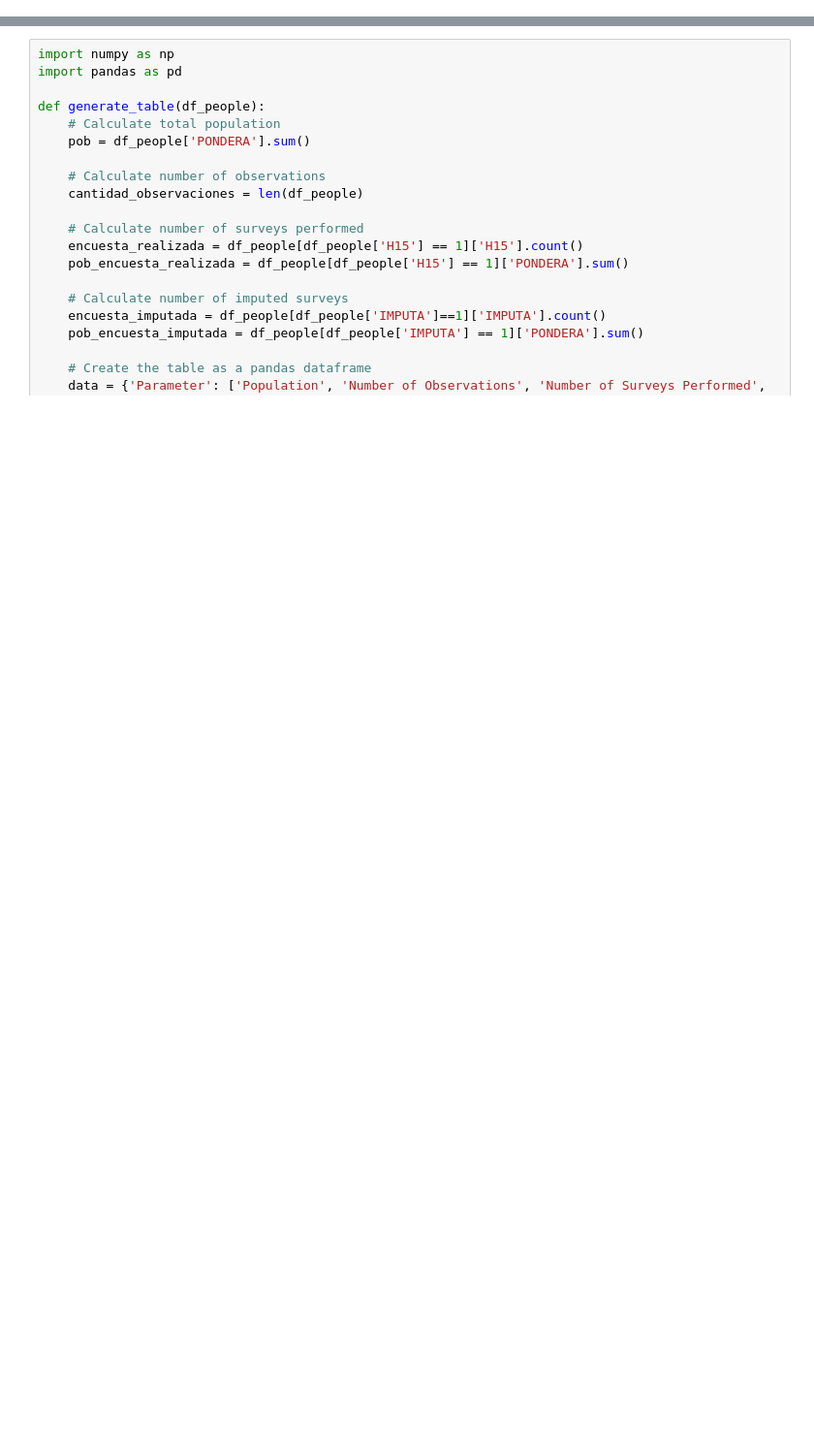
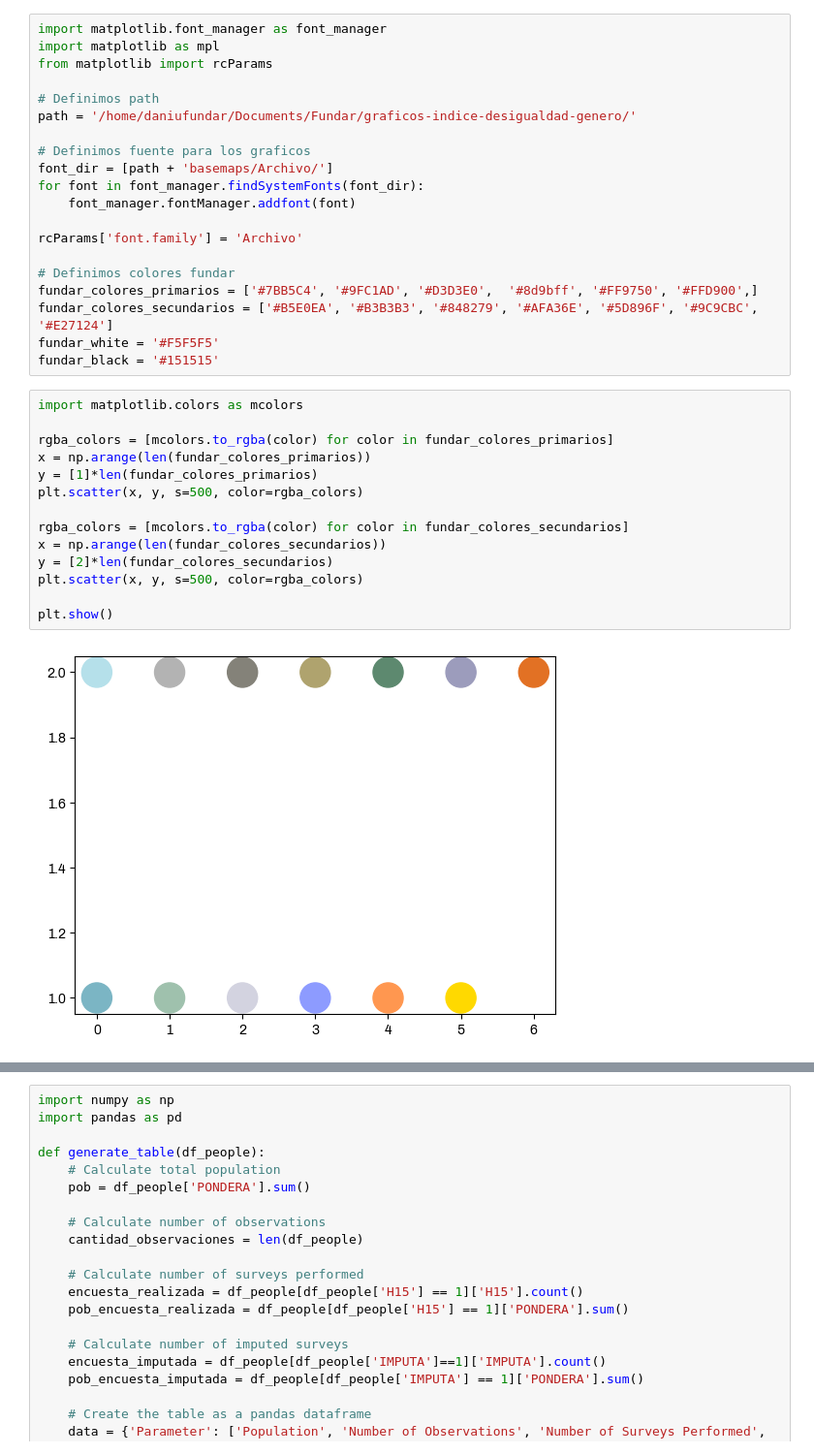
Before and after one commit to datos-Fundar/indice-mercado-trabajo-ingresos, a Jupyter notebook: scripts/04_chequeo_EPH.ipynb, the cells around one changed output, grey strips where cells are left out. Shown at 97% size. Drawn from its saved outputs; the diff is of its cells as text; blank space fills up the shorter version.

```diff
--- a/scripts/04_chequeo_EPH.ipynb
+++ b/scripts/04_chequeo_EPH.ipynb
@@ -7,2 +9,38 @@ from tabulate import tabulate
+# %%
+import matplotlib.font_manager as font_manager
+import matplotlib as mpl
+from matplotlib import rcParams
+
+# Definimos path
+path = '/home/daniufundar/Documents/Fundar/graficos-indice-desigualdad-genero/'
+
+# Definimos fuente para los graficos
+font_dir = [path + 'basemaps/Archivo/']
+for font in font_manager.findSystemFonts(font_dir):
+    font_manager.fontManager.addfont(font)
+
+rcParams['font.family'] = 'Archivo'
+
+# Definimos colores fundar
+fundar_colores_primarios = ['#7BB5C4', '#9FC1AD', '#D3D3E0',  '#8d9bff', '#FF9750', '#FFD900',]
+fundar_colores_secundarios = ['#B5E0EA', '#B3B3B3', '#848279', '#AFA36E', '#5D896F', '#9C9CBC', '#E27124']
+fundar_white = '#F5F5F5'
+fundar_black = '#151515'
+# %%
+import matplotlib.colors as mcolors
+
+rgba_colors = [mcolors.to_rgba(color) for color in fundar_colores_primarios]
+x = np.arange(len(fundar_colores_primarios))
+y = [1]*len(fundar_colores_primarios)
+plt.scatter(x, y, s=500, color=rgba_colors)
+
+rgba_colors = [mcolors.to_rgba(color) for color in fundar_colores_secundarios]
+x = np.arange(len(fundar_colores_secundarios))
+y = [2]*len(fundar_colores_secundarios)
+plt.scatter(x, y, s=500, color=rgba_colors)
+
+plt.show()
+# %% [output]
+[figure, added]
 # %%
 pathdata = '/home/daniu/Documentos/fundar/indice-mercado-trabajo-ingresos/'
```
Also changed, not shown: parts of 47 cells of this notebook, 12 other files.
